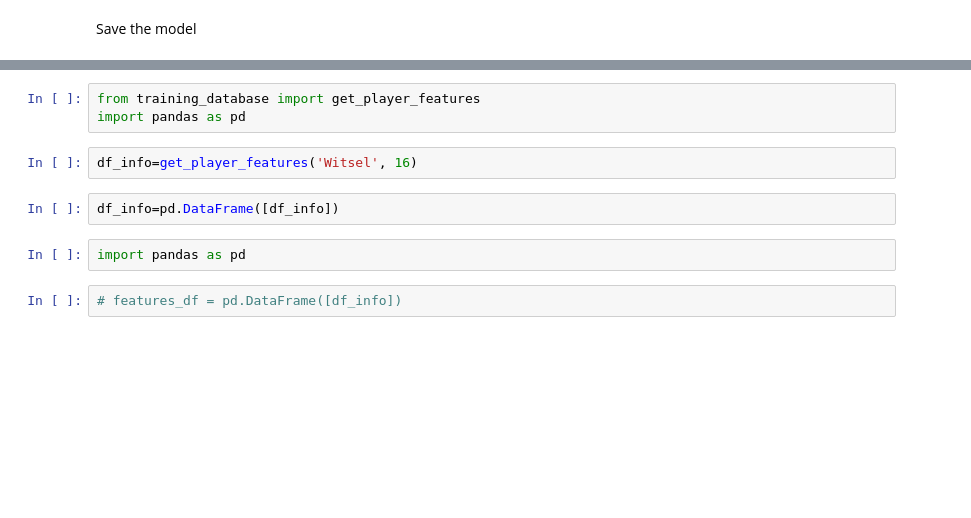
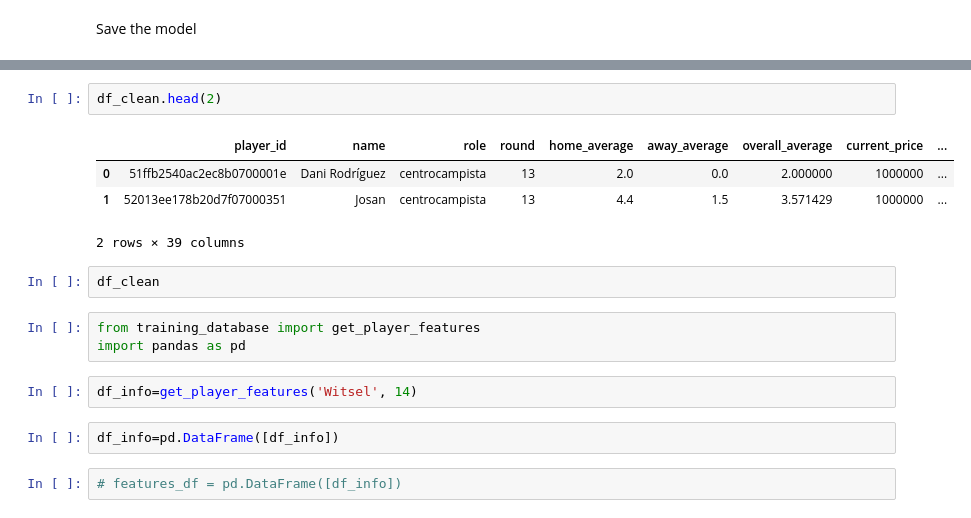
Before and after one commit to rodmart21/futmondo_points_predict, a Jupyter notebook: model/model.ipynb, the cells around one changed output, grey strips where cells are left out. Saved outputs shown, nothing was run; the diff lists cells and outputs as text; blank space fills up the shorter version.

```diff
--- a/model/model.ipynb
+++ b/model/model.ipynb
@@ -342,11 +387,18 @@ correlation_matrix
+# %%
+df_clean.head(2)
+# %% [output]
+|  | player_id | name | role | round | home_average | away_average | overall_average | current_price | ... |
+| 0 | 51ffb2540ac2ec8b0700001e | Dani Rodríguez | centrocampista | 13 | 2.0 | 0.0 | 2.000000 | 1000000 | ... |
+| 1 | 52013ee178b20d7f07000351 | Josan | centrocampista | 13 | 4.4 | 1.5 | 3.571429 | 1000000 | ... |
+2 rows × 39 columns
+# %%
+df_clean
 # %%
 from training_database import get_player_features
 import pandas as pd
 # %%
-df_info=get_player_features('Witsel', 16)
+df_info=get_player_features('Witsel', 14)
 # %%
 df_info=pd.DataFrame([df_info])
-# %%
-import pandas as pd
 # %%
 # features_df = pd.DataFrame([df_info])
```
Also changed, not shown: parts of 15 cells of this notebook, 9 other files.
